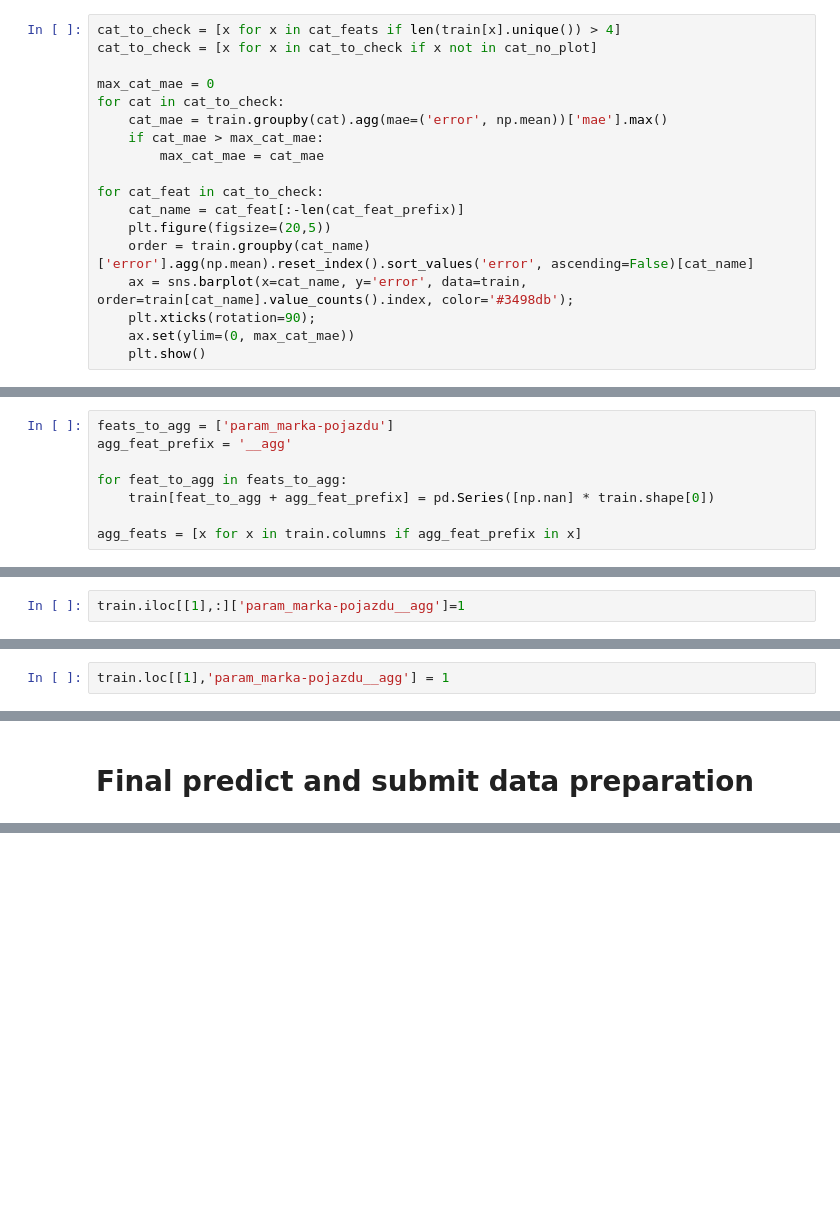
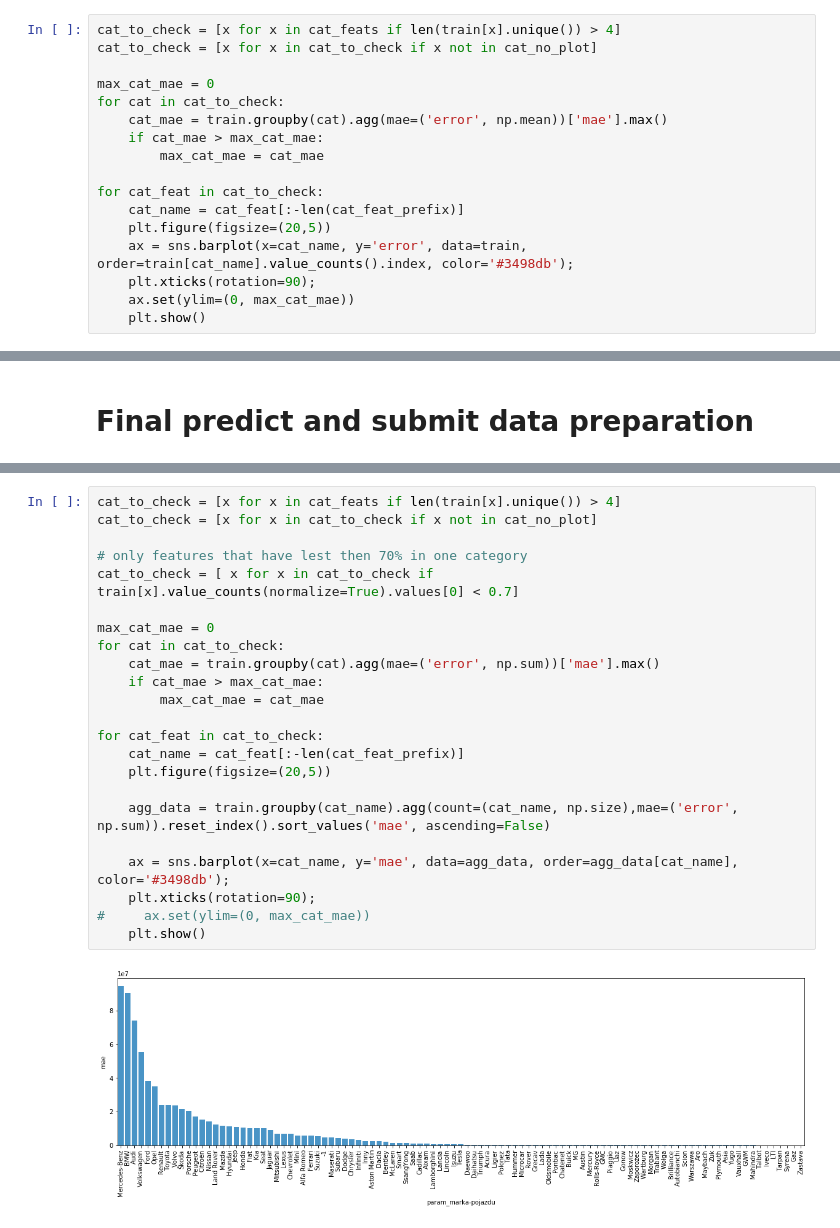
Before and after one commit to JakubStanczak/Car_price_predict, a Jupyter notebook: Car_price.ipynb, the cells around one changed output, grey strips where cells are left out. Drawn from its saved outputs; the diff is of its cells as text; blank space fills up the shorter version.

```diff
--- a/Car_price.ipynb
+++ b/Car_price.ipynb
@@ -830,7 +834,6 @@ for cat in cat_to_check:
 for cat_feat in cat_to_check:
     cat_name = cat_feat[:-len(cat_feat_prefix)]
     plt.figure(figsize=(20,5))
-    order = train.groupby(cat_name)['error'].agg(np.mean).reset_index().sort_values('error', ascending=False)[cat_name]
     ax = sns.barplot(x=cat_name, y='error', data=train, order=train[cat_name].value_counts().index, color='#3498db');
     plt.xticks(rotation=90);
     ax.set(ylim=(0, max_cat_mae))
@@ -855,11 +860,3 @@ train_no_lux = train[ ~train['luxury_car'] ]
 get_X_y_and_cros_val(train_no_lux, model, feats, log=True)
 # %% [output]
 (6674.85875716664, 75.68387520885118)
-# %%
-feats_to_agg = ['param_marka-pojazdu']
-agg_feat_prefix = '__agg'
-
-for feat_to_agg in feats_to_agg:
-    train[feat_to_agg + agg_feat_prefix] = pd.Series([np.nan] * train.shape[0])
-
-agg_feats = [x for x in train.columns if agg_feat_prefix in x]
@@ -919,2 +862,0 @@ train.head()
-# %%
-train.iloc[[1],:]['param_marka-pojazdu__agg']=1
@@ -927,2 +862,0 @@ See the caveats in the documentation: http://pandas.pydata.org/pandas-docs/stabl
-# %%
-train.loc[[1],'param_marka-pojazdu__agg'] = 1
@@ -1097,0 +902,25 @@ test[ ['car_id', 'price_value'] ].to_csv('../car_test_predict.csv', index=False)
+# %%
+cat_to_check = [x for x in cat_feats if len(train[x].unique()) > 4]
+cat_to_check = [x for x in cat_to_check if x not in cat_no_plot]
+
+# only features that have lest then 70% in one category
+cat_to_check = [ x for x in cat_to_check if train[x].value_counts(normalize=True).values[0] < 0.7]
+
+max_cat_mae = 0
+for cat in cat_to_check:
+    cat_mae = train.groupby(cat).agg(mae=('error', np.sum))['mae'].max()
+    if cat_mae > max_cat_mae:
+        max_cat_mae = cat_mae
+
+for cat_feat in cat_to_check:
+    cat_name = cat_feat[:-len(cat_feat_prefix)]
+    plt.figure(figsize=(20,5))
+
+    agg_data = train.groupby(cat_name).agg(count=(cat_name, np.size),mae=('error', np.sum)).reset_index().sort_values('mae', ascending=False)
+
+    ax = sns.barplot(x=cat_name, y='mae', data=agg_data, order=agg_data[cat_name], color='#3498db');
+    plt.xticks(rotation=90);
+#     ax.set(ylim=(0, max_cat_mae))
+    plt.show()
+# %% [output]
+[figure, added]
```
Also changed, not shown: parts of 38 cells of this notebook.
